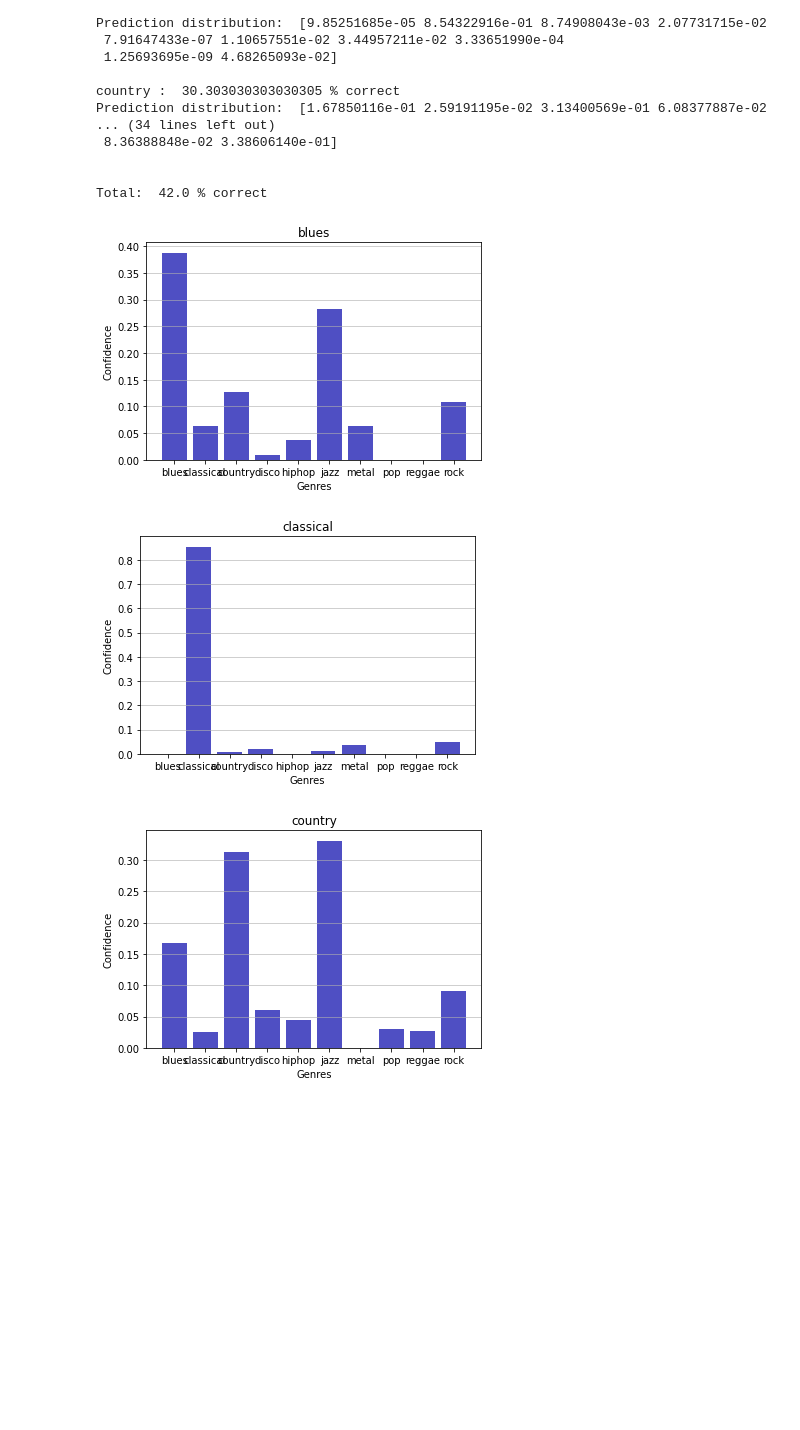
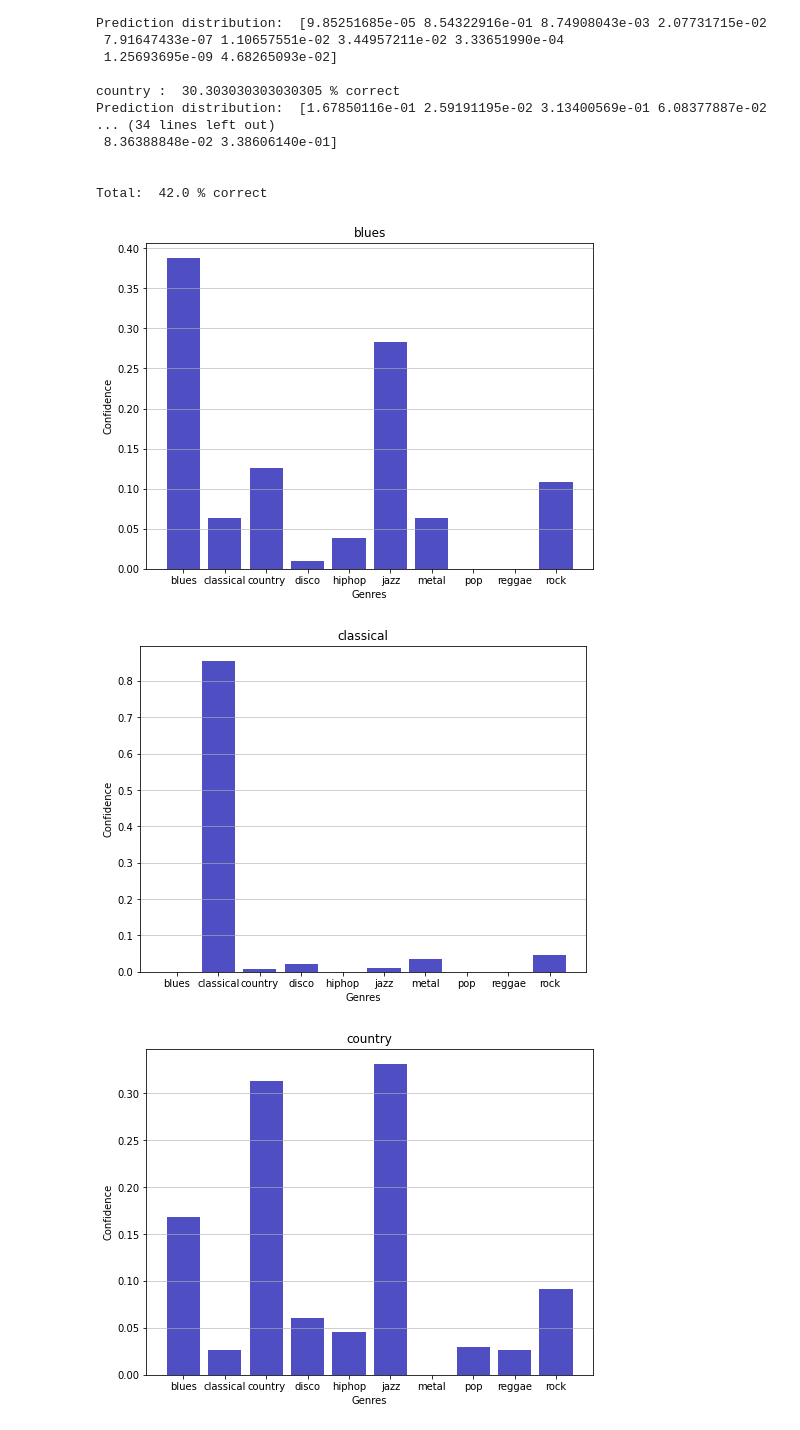
Before and after one commit to fite40927/wonkyphonky, a Jupyter notebook: mfcc_trainer.ipynb, the cells around one changed output. Saved outputs shown, nothing was run; the diff lists cells and outputs as text; code cells hidden in the pictures; blank space fills up the shorter version.

```diff
--- a/mfcc_trainer.ipynb
+++ b/mfcc_trainer.ipynb
@@ -185,14 +185,14 @@ Total:  42.0 % correct
 # %%
 counter = 0
 for dist in pred_data:
-    plt.figure(counter)
+    plt.figure(counter, figsize=(8, 6))
     plt.bar(x=genres, height=dist, color='#0504aa', alpha=0.7, width=0.8)
     plt.grid(axis='y', alpha=0.75)
     plt.xlabel('Genres')
     plt.ylabel('Confidence')
     plt.title(genres[counter])
     counter += 1
 # %% [output]
-[figure, old version]
+[figure, new version]
-[figure, old version]
+[figure, new version]
-[figure, old version]
+[figure, new version]
```
Also changed, not shown: parts of 1 cell of this notebook.
